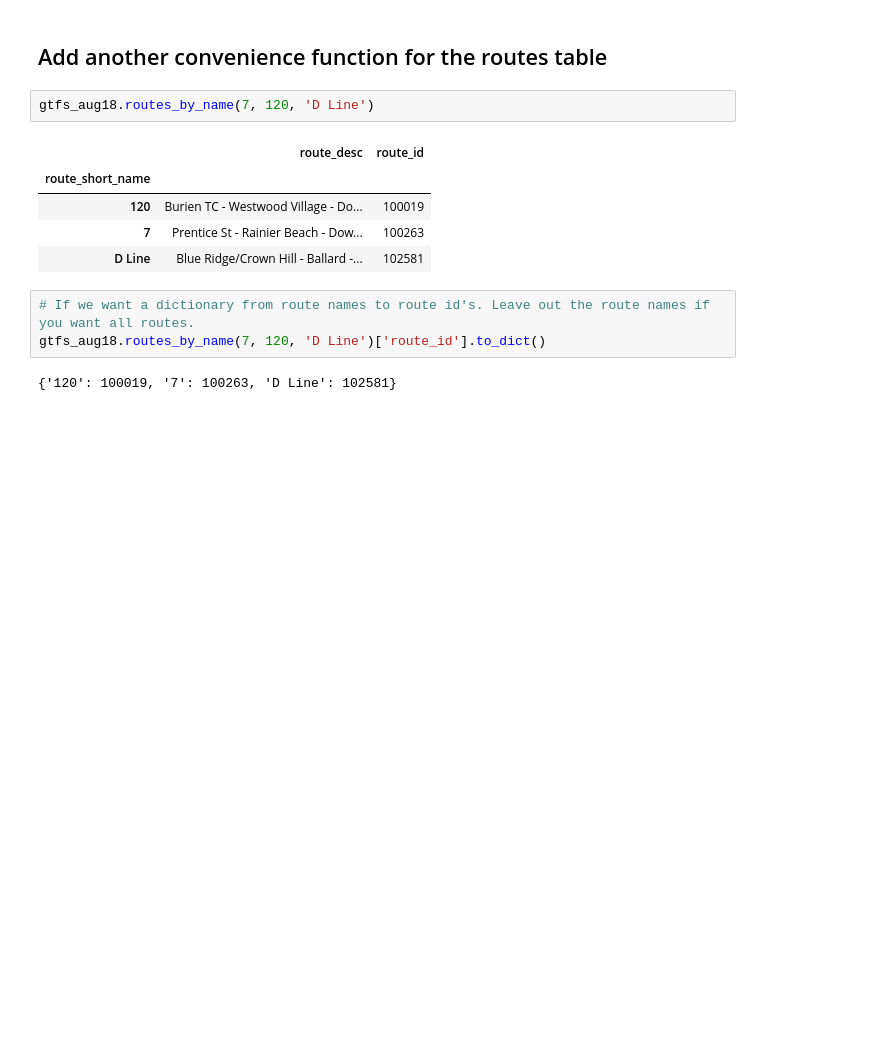
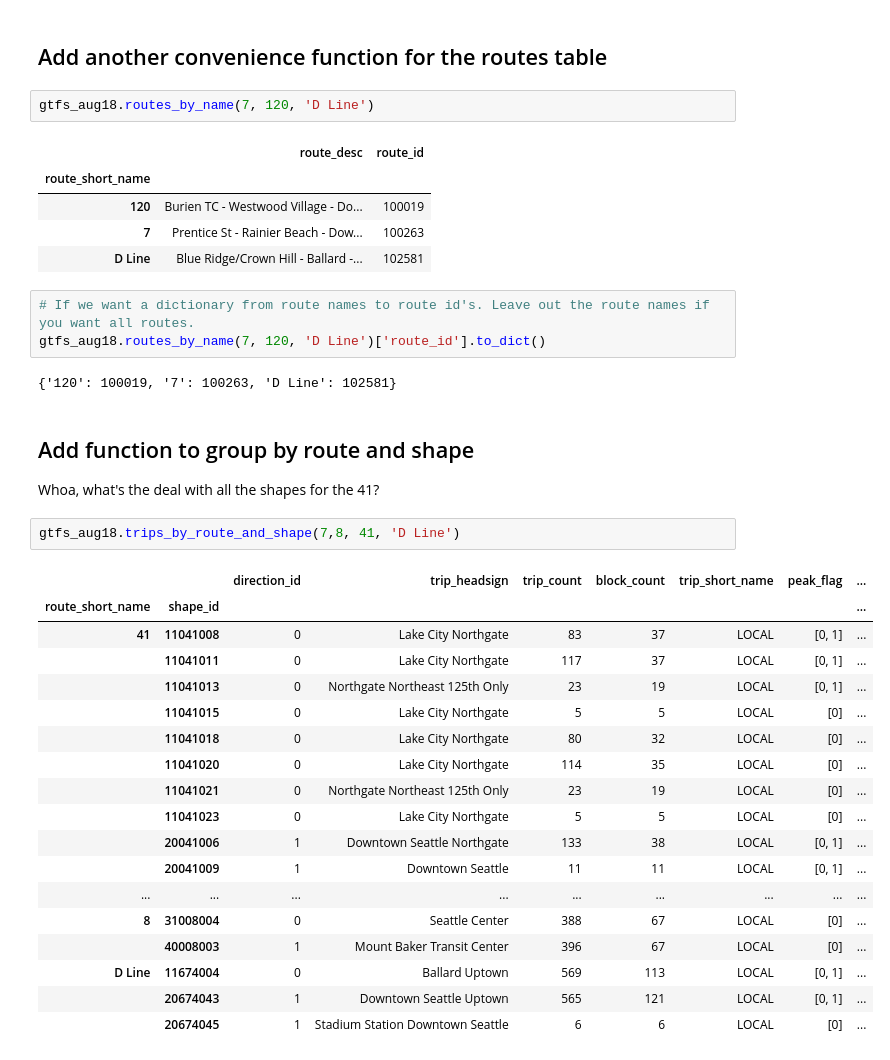
Before and after one commit to 350Seattle-Transportation-Team/gtfs-realtime, a Jupyter notebook: data_transformation/02_work_on_gtfs_classes.ipynb, the cells around one changed output. Cells and saved outputs as stored; diff of their text form; blank space fills up the shorter version.

```diff
--- a/data_transformation/02_work_on_gtfs_classes.ipynb
+++ b/data_transformation/02_work_on_gtfs_classes.ipynb
@@ -360,3 +371,28 @@ gtfs_aug18.routes_by_name(7, 120, 'D Line')
 gtfs_aug18.routes_by_name(7, 120, 'D Line')['route_id'].to_dict()
 # %% [output]
 {'120': 100019, '7': 100263, 'D Line': 102581}
+# %% [markdown]
+## Add function to group by route and shape
+
+Whoa, what's the deal with all the shapes for the 41?
+# %%
+gtfs_aug18.trips_by_route_and_shape(7,8, 41, 'D Line')
+# %% [output]
+|  |  | direction_id | trip_headsign | trip_count | block_count | trip_short_name | peak_flag | ... |
+| route_short_name | shape_id |  |  |  |  |  |  | ... |
+| 41 | 11041008 | 0 | Lake City Northgate | 83 | 37 | LOCAL | [0, 1] | ... |
+|  | 11041011 | 0 | Lake City Northgate | 117 | 37 | LOCAL | [0, 1] | ... |
+|  | 11041013 | 0 | Northgate Northeast 125th Only | 23 | 19 | LOCAL | [0, 1] | ... |
+|  | 11041015 | 0 | Lake City Northgate | 5 | 5 | LOCAL | [0] | ... |
+|  | 11041018 | 0 | Lake City Northgate | 80 | 32 | LOCAL | [0] | ... |
+|  | 11041020 | 0 | Lake City Northgate | 114 | 35 | LOCAL | [0] | ... |
+|  | 11041021 | 0 | Northgate Northeast 125th Only | 23 | 19 | LOCAL | [0] | ... |
+|  | 11041023 | 0 | Lake City Northgate | 5 | 5 | LOCAL | [0] | ... |
+|  | 20041006 | 1 | Downtown Seattle Northgate | 133 | 38 | LOCAL | [0, 1] | ... |
+|  | 20041009 | 1 | Downtown Seattle | 11 | 11 | LOCAL | [0, 1] | ... |
+| ... | ... | ... | ... | ... | ... | ... | ... | ... |
+| 8 | 31008004 | 0 | Seattle Center | 388 | 67 | LOCAL | [0] | ... |
+|  | 40008003 | 1 | Mount Baker Transit Center | 396 | 67 | LOCAL | [0] | ... |
+| D Line | 11674004 | 0 | Ballard Uptown | 569 | 113 | LOCAL | [0, 1] | ... |
+|  | 20674043 | 1 | Downtown Seattle Uptown | 565 | 121 | LOCAL | [0, 1] | ... |
+|  | 20674045 | 1 | Stadium Station Downtown Seattle | 6 | 6 | LOCAL | [0] | ... |
```
Also changed, not shown: parts of 9 cells of this notebook, 1 other file.
